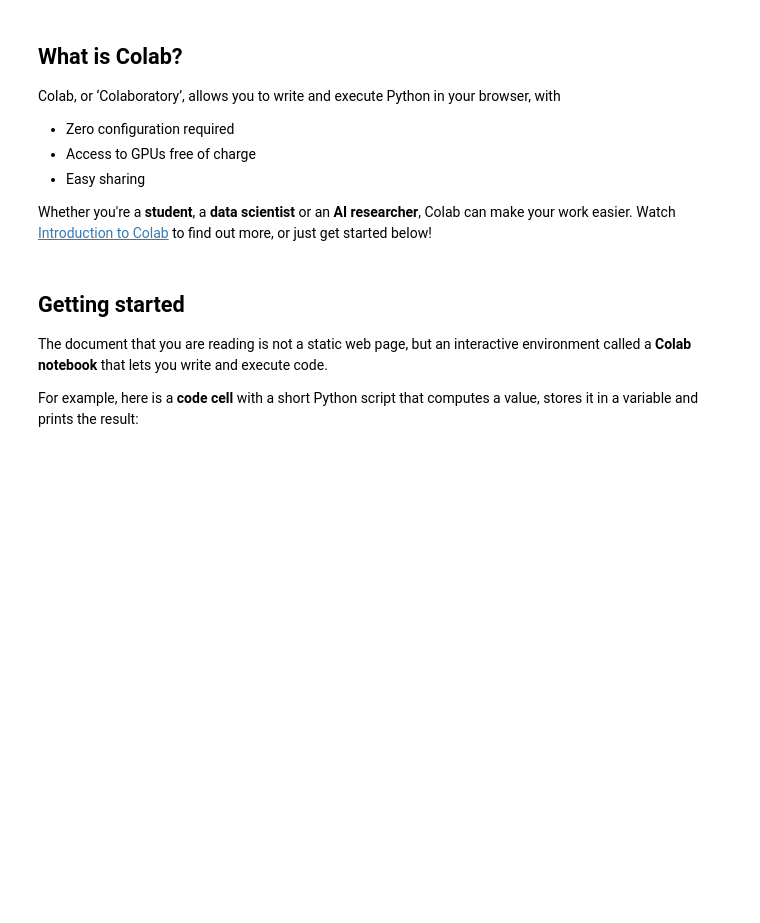
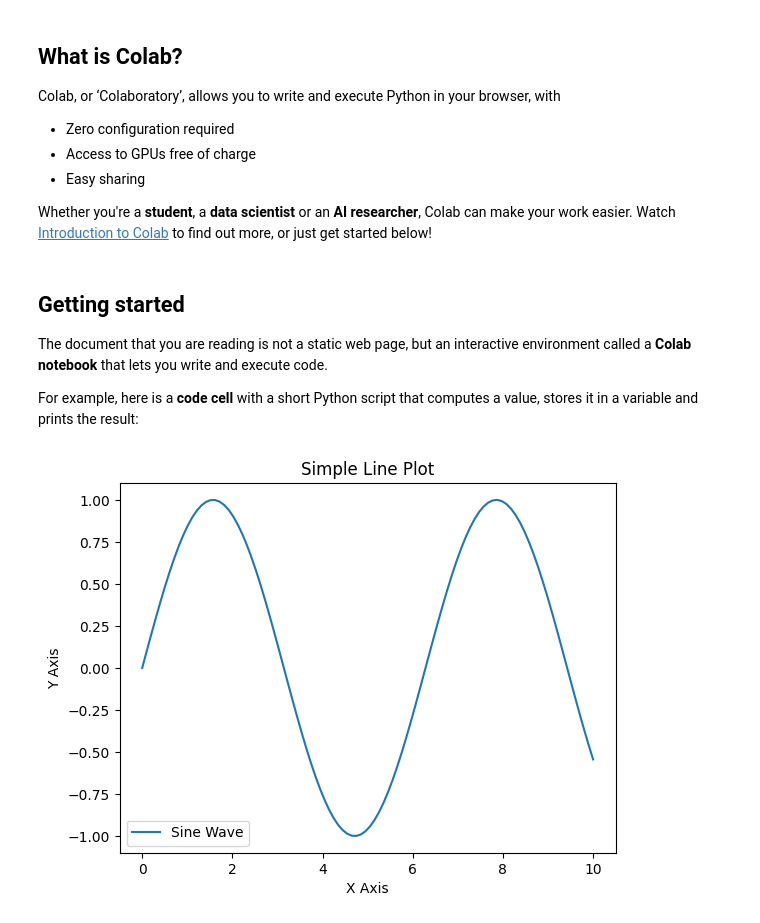
Before and after one commit to jayavasanth27/data-science-DV-, a Jupyter notebook: Welcome_to_Colaboratory.ipynb, the cells around one changed output. Cells and saved outputs as stored; diff of their text form; code cells hidden in the pictures; blank space fills up the shorter version.

```diff
--- a/Welcome_to_Colaboratory.ipynb
+++ b/Welcome_to_Colaboratory.ipynb
@@ -47,13 +47,15 @@ For example, here is a <strong>code cell</strong> with a short Python script tha
 # %%
 import matplotlib.pyplot as plt
 import numpy as np
 
 x=np.linspace(0,10,100)
 y=np.sin(x)
 
-plt.plots(x,y,labrl="sine wave")
+plt.plot(x,y,label="Sine Wave")
 plt.xlabel("X Axis")
 plt.ylabel("Y Axis")
 plt.title("Simple Line Plot")
 plt.legend()
 plt.show()
+# %% [output]
+[figure, added]
```
